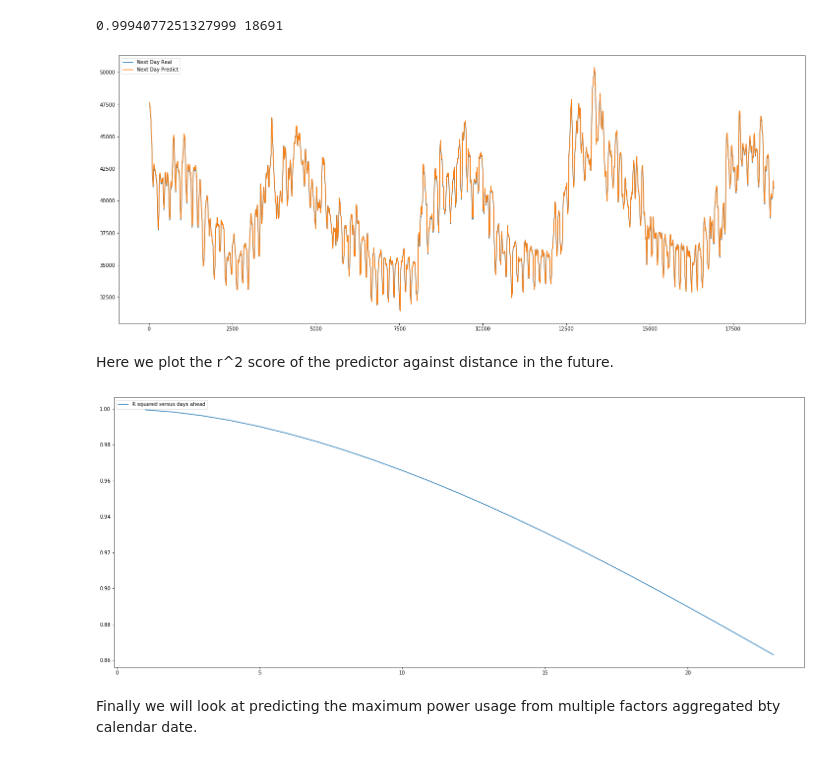
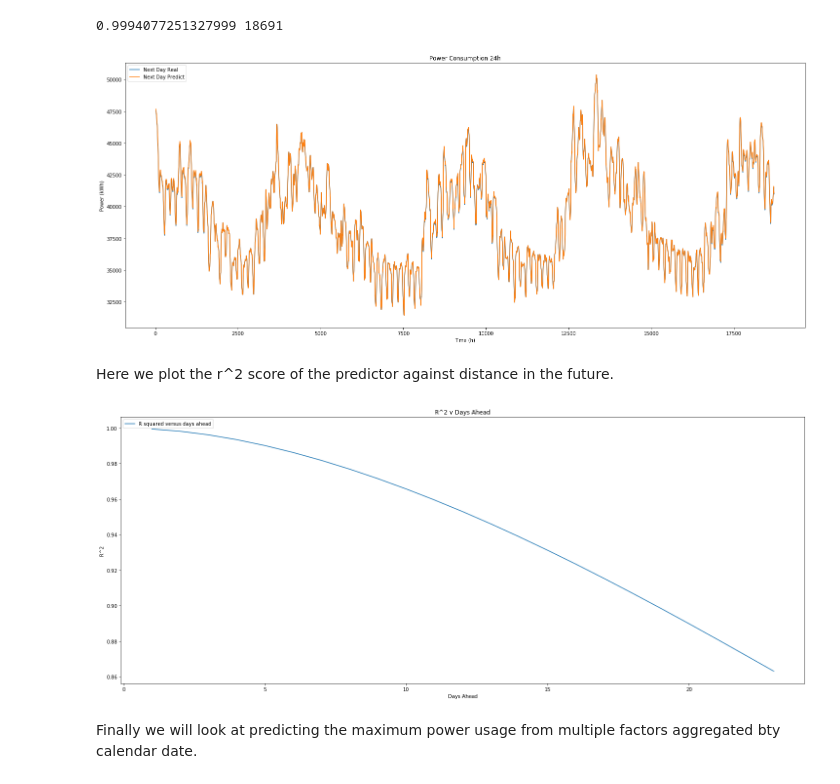
Before and after one commit to Thabetten/Advanced-Data-Science-Capstone-IBM, a Jupyter notebook: IBM_Advanced_DS_capstone.ipynb, the cells around one changed output. Drawn from its saved outputs; the diff is of its cells as text; code cells hidden in the pictures.

```diff
--- a/IBM_Advanced_DS_capstone.ipynb
+++ b/IBM_Advanced_DS_capstone.ipynb
@@ -497,15 +509,15 @@ print(r2_4, len(pred_nw_ridge))
 # %%
 fig=plt.figure()
 ax = plt.axes()
 ax.plot(df_pow_daily_nw.index, df_pow_daily_nw['Next Day'], label = 'Next Day Real')
 ax.plot( df_pow_daily_nw.index, pred_nw_ridge, label =  'Next Day Predict')
 ax.set_xlabel('Time (h)')
-ax.set_xlabyl('Power (kWh)')
+ax.set_ylabel('Power (kWh)')
 ax.set_title('Power Consumption 24h')
 plt.legend(loc="upper left")
 plt.show()
 # %% [output]
-[figure, old version]
+[figure, new version]
 # %%
 r2s = []
 days = np.arange(1,24)
@@ -530,13 +542,13 @@ fig=plt.figure()
 ax = plt.axes()
 ax.plot(days, r2s, label = 'R squared versus days ahead')
 ax.set_xlabel('Days Ahead')
-ax.set_xlabyl('R^2')
+ax.set_ylabel('R^2')
 ax.set_title('R^2 v Days Ahead')
 #ax.plot( df_pow_daily_nw.index, pred_nw_ridge_3, label = 'Three Days Predict')
 plt.legend(loc="upper left")
 plt.show()
 # %% [output]
-[figure, old version]
+[figure, new version]
 # %% [markdown]
 Finally we will look at predicting the maximum power usage from multiple factors aggregated bty calendar date.
 # %%
```
Also changed, not shown: parts of 19 cells of this notebook.
